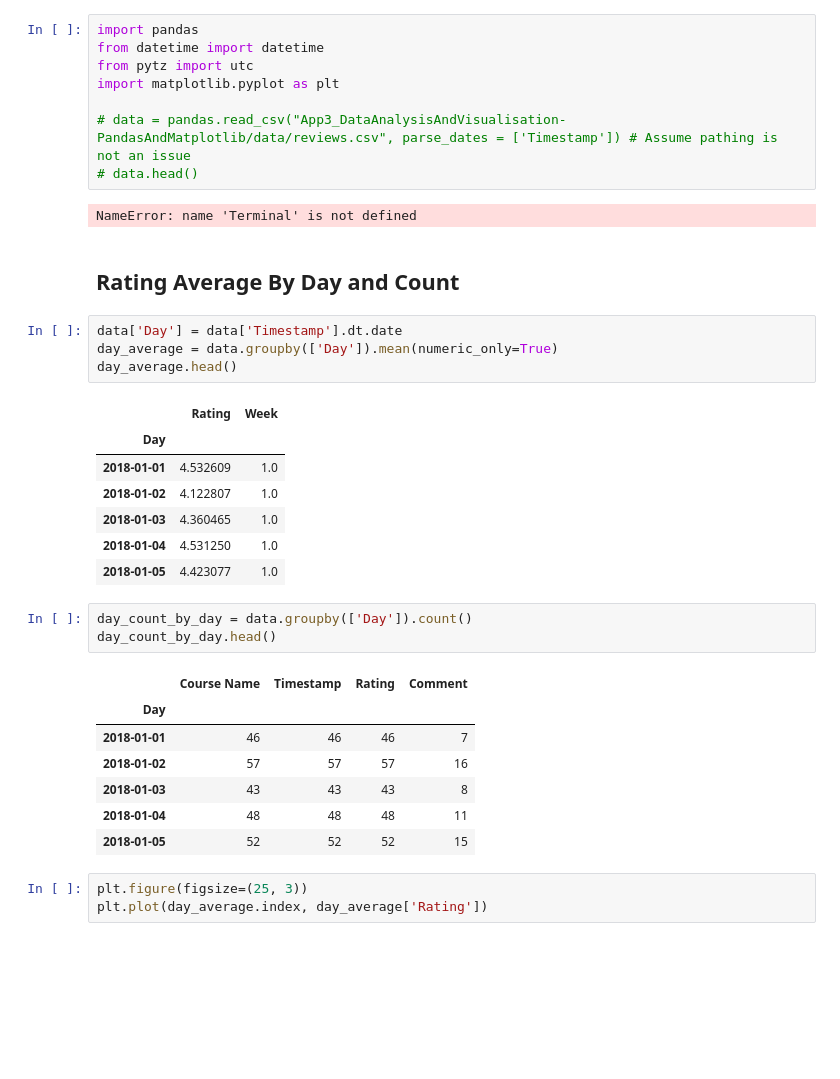
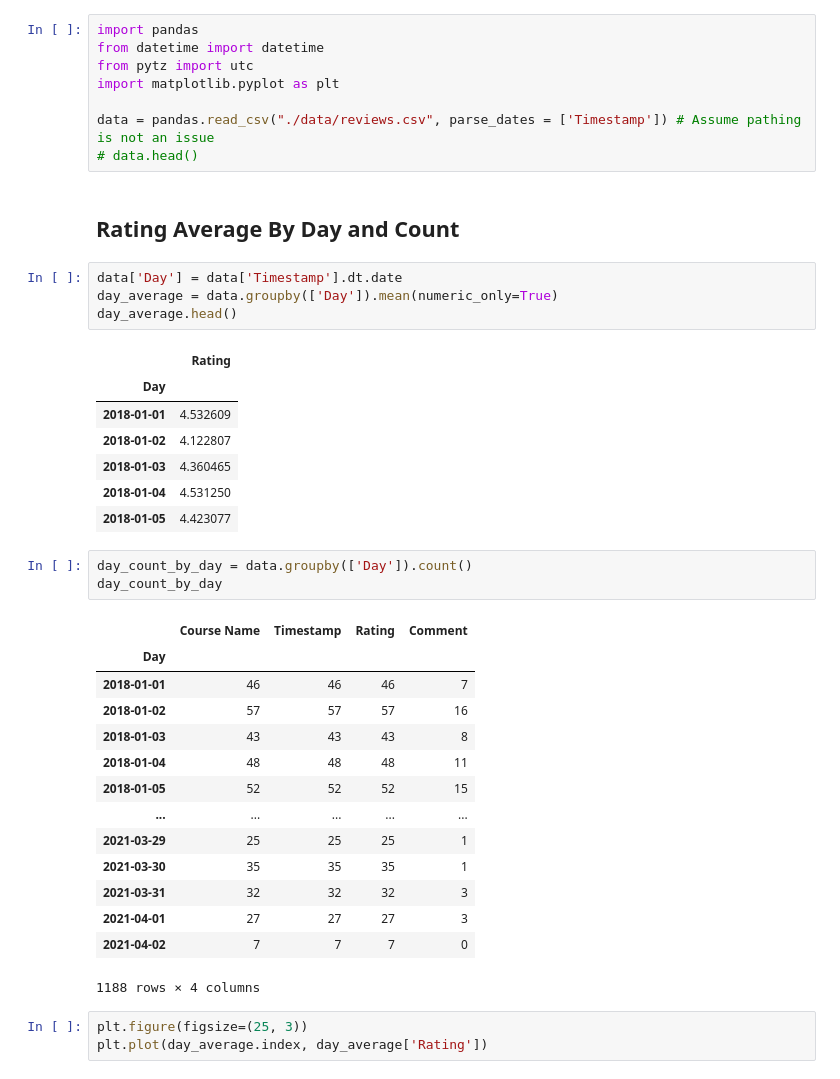
Before and after one commit to KingSand08/PythonMegaCoursePractice, a Jupyter notebook: App3_DataAnalysisAndVisualisation-PandasAndMatplotlib/practice_files/Aggergating_Plotting_Data.ipynb, the cells around one changed output. Cells and saved outputs as stored; diff of their text form; blank space fills up the shorter version.

Commit message:
• Udated README.md for App 3 • Created webpages • Created practice_files • Removed temp.py • Imported data in two locations

```diff
--- a/App3_DataAnalysisAndVisualisation-PandasAndMatplotlib/practice_files/Aggergating_Plotting_Data.ipynb
+++ b/App3_DataAnalysisAndVisualisation-PandasAndMatplotlib/practice_files/Aggergating_Plotting_Data.ipynb
@@ -4,10 +4,8 @@ from datetime import datetime
 from pytz import utc
 import matplotlib.pyplot as plt
 
-# data = pandas.read_csv("App3_DataAnalysisAndVisualisation-PandasAndMatplotlib/data/reviews.csv", parse_dates = ['Timestamp']) # Assume pathing is not an issue
+data = pandas.read_csv("./data/reviews.csv", parse_dates = ['Timestamp']) # Assume pathing is not an issue
 # data.head()
-# %% [output]
-NameError: name 'Terminal' is not defined
 # %% [markdown]
 ## Rating Average By Day and Count
 # %%
@@ -15,24 +13,31 @@ data['Day'] = data['Timestamp'].dt.date
 day_average = data.groupby(['Day']).mean(numeric_only=True)
 day_average.head()
 # %% [output]
-|  | Rating | Week |
-| Day |  |  |
-| 2018-01-01 | 4.532609 | 1.0 |
-| 2018-01-02 | 4.122807 | 1.0 |
-| 2018-01-03 | 4.360465 | 1.0 |
-| 2018-01-04 | 4.531250 | 1.0 |
-| 2018-01-05 | 4.423077 | 1.0 |
+|  | Rating |
+| Day |  |
+| 2018-01-01 | 4.532609 |
+| 2018-01-02 | 4.122807 |
+| 2018-01-03 | 4.360465 |
+| 2018-01-04 | 4.531250 |
+| 2018-01-05 | 4.423077 |
 # %%
 day_count_by_day = data.groupby(['Day']).count()
-day_count_by_day.head()
+day_count_by_day
 # %% [output]
 |  | Course Name | Timestamp | Rating | Comment |
 | Day |  |  |  |  |
 | 2018-01-01 | 46 | 46 | 46 | 7 |
 | 2018-01-02 | 57 | 57 | 57 | 16 |
 | 2018-01-03 | 43 | 43 | 43 | 8 |
 | 2018-01-04 | 48 | 48 | 48 | 11 |
 | 2018-01-05 | 52 | 52 | 52 | 15 |
+| ... | ... | ... | ... | ... |
+| 2021-03-29 | 25 | 25 | 25 | 1 |
+| 2021-03-30 | 35 | 35 | 35 | 1 |
+| 2021-03-31 | 32 | 32 | 32 | 3 |
+| 2021-04-01 | 27 | 27 | 27 | 3 |
+| 2021-04-02 | 7 | 7 | 7 | 0 |
+1188 rows × 4 columns
 # %%
 plt.figure(figsize=(25, 3))
 plt.plot(day_average.index, day_average['Rating'])
```
Also changed, not shown: parts of 1 cell of this notebook, 13 other files.
